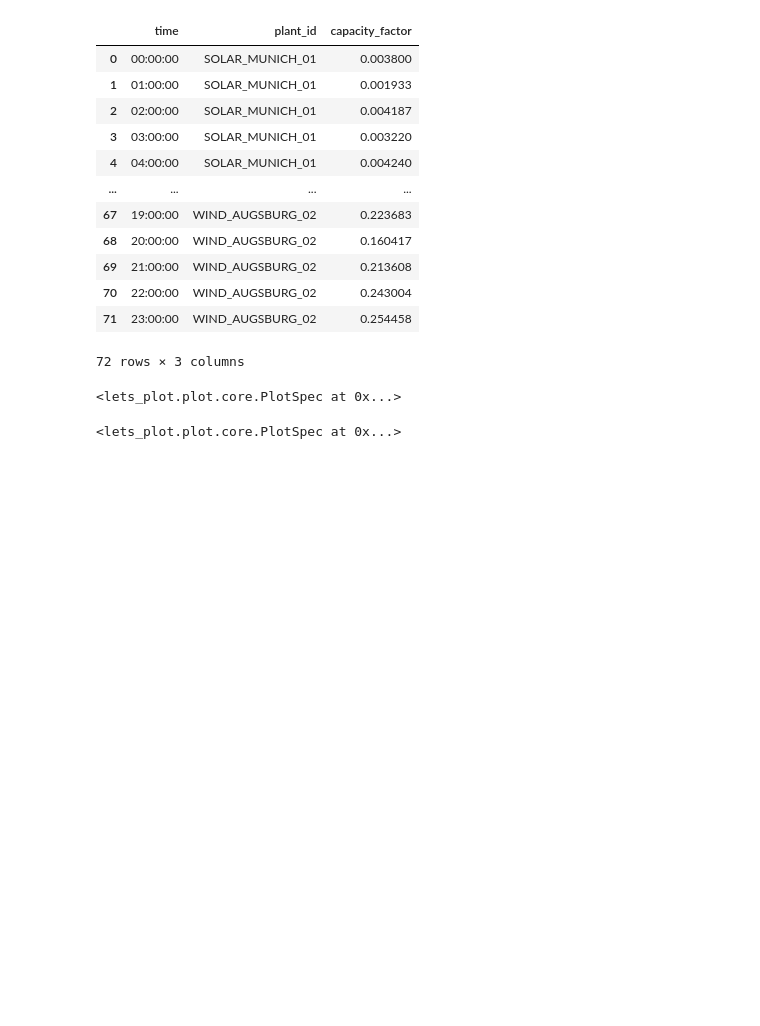
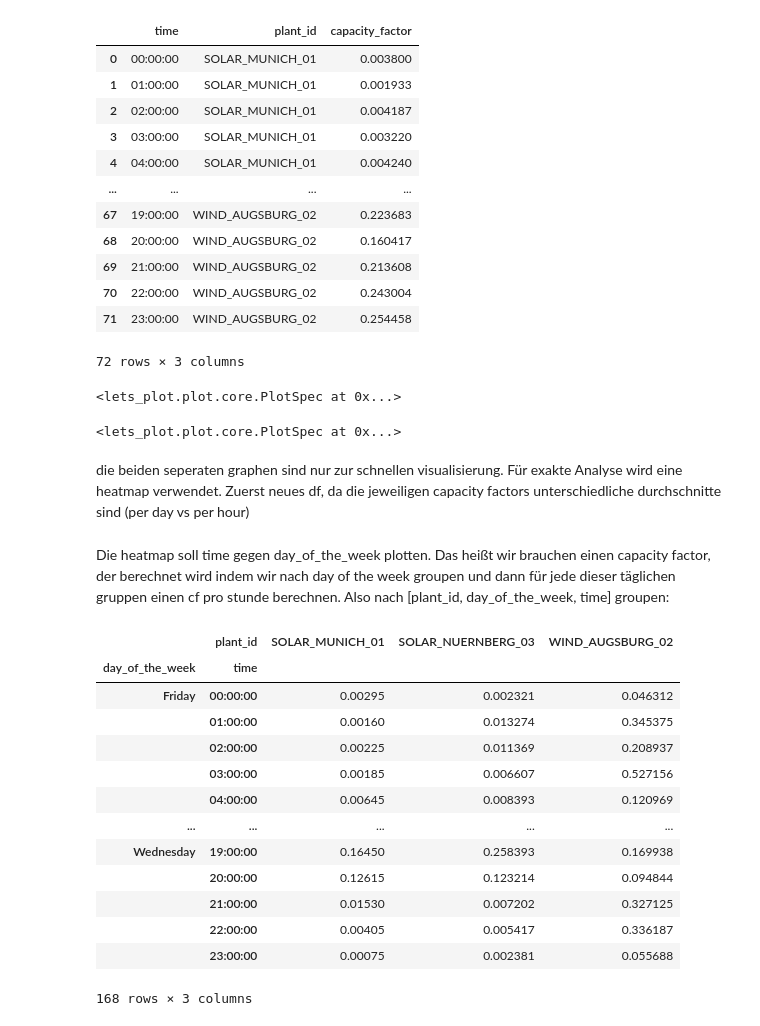
Before and after one commit to TimonLudwig1/Advanced-Data-Science-Portfolio, a Jupyter notebook: Bavarian Energy Grid Analytics/bavarian_energy_grid.ipynb, the cells around one changed output. Saved outputs shown, nothing was run; the diff lists cells and outputs as text; code cells hidden in the pictures; blank space fills up the shorter version.

Commit message:
heatmap anfang

```diff
--- a/Bavarian Energy Grid Analytics/bavarian_energy_grid.ipynb
+++ b/Bavarian Energy Grid Analytics/bavarian_energy_grid.ipynb
@@ -227,3 +227,25 @@ plot_hour = (
 plot_hour
 # %% [output]
 <lets_plot.plot.core.PlotSpec at 0x...>
+# %% [markdown]
+die beiden seperaten graphen sind nur zur schnellen visualisierung. Für exakte Analyse wird eine heatmap verwendet. Zuerst neues df, da die jeweiligen capacity factors unterschiedliche durchschnitte sind (per day vs per hour)
+# %% [markdown]
+Die heatmap soll time gegen day_of_the_week plotten. Das heißt wir brauchen einen capacity factor, der berechnet wird indem wir  nach day of the week groupen und dann für jede dieser täglichen gruppen einen cf pro stunde berechnen. Also nach [plant_id, day_of_the_week, time] groupen:
+# %%
+cf_day_hour = solar_wind_grid.groupby(["plant_id", "day_of_the_week", "time"])["capacity_factor"].mean().unstack(level=0)
+cf_day_hour
+# %% [output]
+|  | plant_id | SOLAR_MUNICH_01 | SOLAR_NUERNBERG_03 | WIND_AUGSBURG_02 |
+| day_of_the_week | time |  |  |  |
+| Friday | 00:00:00 | 0.00295 | 0.002321 | 0.046312 |
+|  | 01:00:00 | 0.00160 | 0.013274 | 0.345375 |
+|  | 02:00:00 | 0.00225 | 0.011369 | 0.208937 |
+|  | 03:00:00 | 0.00185 | 0.006607 | 0.527156 |
+|  | 04:00:00 | 0.00645 | 0.008393 | 0.120969 |
+| ... | ... | ... | ... | ... |
+| Wednesday | 19:00:00 | 0.16450 | 0.258393 | 0.169938 |
+|  | 20:00:00 | 0.12615 | 0.123214 | 0.094844 |
+|  | 21:00:00 | 0.01530 | 0.007202 | 0.327125 |
+|  | 22:00:00 | 0.00405 | 0.005417 | 0.336187 |
+|  | 23:00:00 | 0.00075 | 0.002381 | 0.055688 |
+168 rows × 3 columns
```
Also changed, not shown: parts of 3 cells of this notebook.
